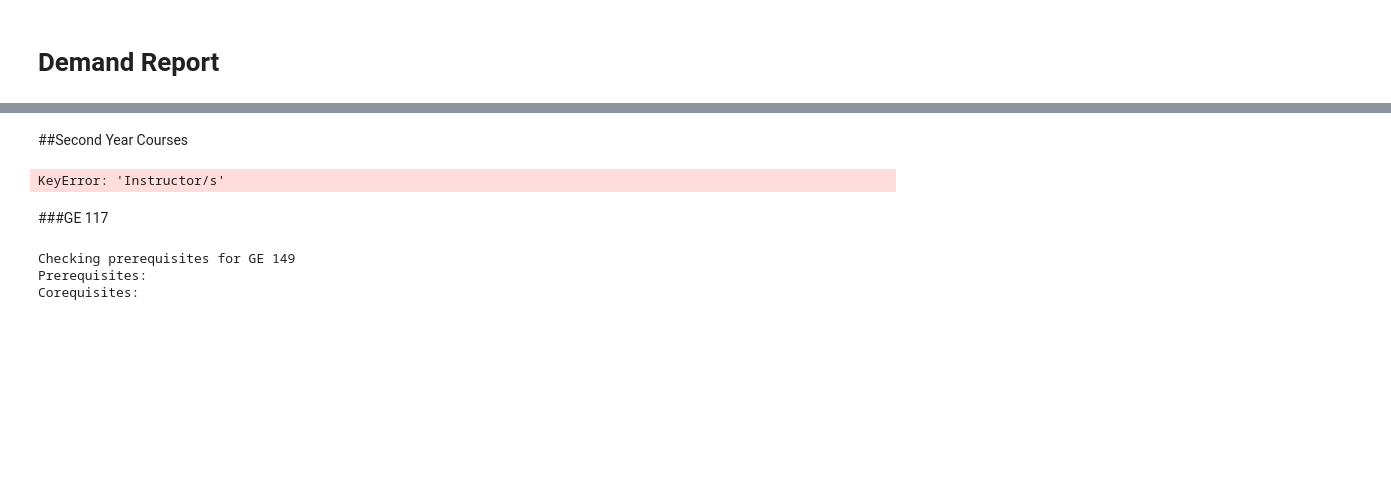
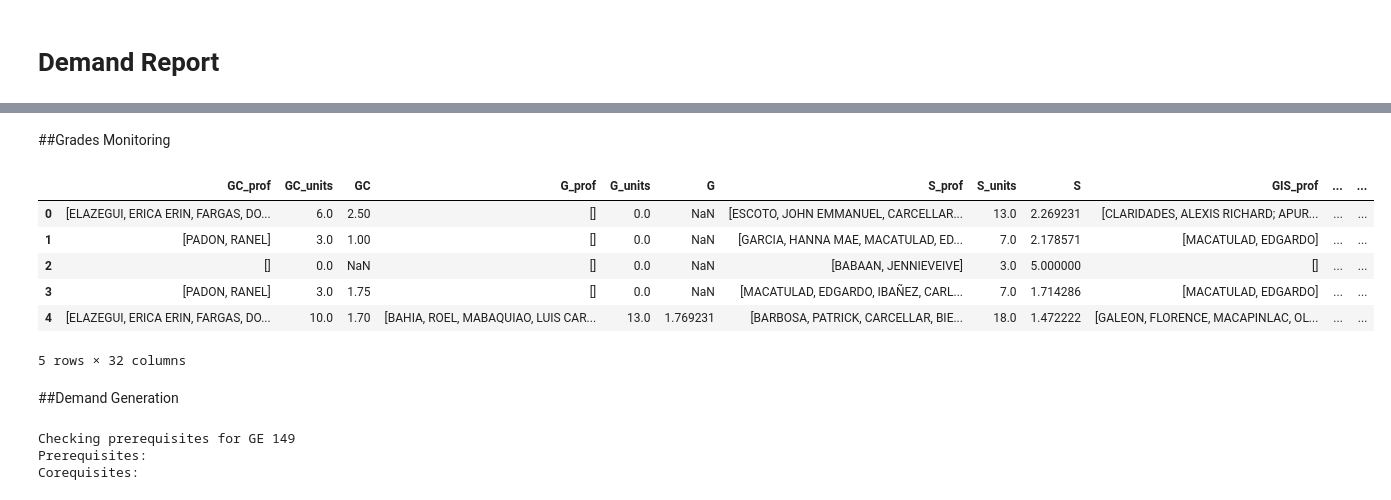
Before and after one commit to bgcarcellar/UStAC-Codes, a Jupyter notebook: bs_ge_courses_demand_report.ipynb, the cells around one changed output, grey strips where cells are left out. Drawn from its saved outputs; the diff is of its cells as text; code cells hidden in the pictures; blank space fills up the shorter version.

```diff
--- a/bs_ge_courses_demand_report.ipynb
+++ b/bs_ge_courses_demand_report.ipynb
@@ -176,7 +176,7 @@ class Student:
     master['Units'] = master.Units.apply(completedGrade)
     return name, sn, master
 
-  def solveCluster(self):
+  def solveCluster(self,nograde = True):
     cluster = {
         'GC' : ['GE 120','GE 122','GE 127','GE 128','GE 129'],
         'G' : ['GE 161','GE 162','GE 168','GE 169','GE 151','GE 152','GE 153','GE 154','GE 155','GE 155.1','GE 155.2'],
@@ -186,15 +186,20 @@ class Student:
         'L' : ['GE 142','GE 143','GE 144','GE 148','GE 149'],
         'RP' : ['GE 2','GE 192','GE 197','GE 191','GE 190','GE 199','GE 200'],
         'MP' : ['Math 21','Math 22','Math 23','Math 17','Math 53','Math 54','Math 55','Physics 71','Physics 72','Physics 73','Physics 71.1','Physics 72.1','Physics 73.1'],
-        'Gen': ['Kas 1','Arts 1','Speech 30','Fil 40','Philo 1','Soc Sci 2','Eng 13','Eng 13','STS 1']
+        'Gen': ['KAS 1','Arts 1','Speech 30','Fil 40','Philo 1','Sci 2','Eng 13','Eng 13','STS 1'],
+        'ENGG': ['CE 11','CE 29','ES 101','EEE 3']
     }
     clusterGrade = {}
     for i in cluster.keys():
-      filter = self.grades[self.grades['course'].isin(cluster[i])]
+      filter = self.subjects[self.subjects['course'].isin(cluster[i])]
       filter = filter.dropna()
+      if nograde == False:
+        filter = filter[filter['Grade']<6]
+
       prof = list(set(filter['Instructor/s'].values))
       clusterGrade[i+'_prof'] = prof
       total_units = sum(filter.Units)
+      clusterGrade[i+'_units'] = total_units
       if total_units != 0:
         clusterGrade[i]=sum(filter.Units*filter.Grade)/total_units
       else:
@@ -551,17 +563,21 @@ The number of students in this is analysis is 301.
 This number is based on the list of enrollees in the first and 2nd semester of AY 24-25, which has a total number of unique enrollments of 307
-# %% [markdown]
-##Second Year Courses
+# %% [markdown]
+##Grades Monitoring
 # %%
 all_cluster_grades = []
 for student in dge.students:
-  cluster_grade = student.solveCluster()
+  cluster_grade = student.solveCluster(False)
   cluster_grade['name'] = student.name
   cluster_grade['sn'] = student.sn
   all_cluster_grades.append(cluster_grade)
 
 cluster_grades_df = pd.DataFrame(all_cluster_grades)
 display(cluster_grades_df.head())
 # %% [output]
+|  | GC_prof | GC_units | GC | G_prof | G_units | G | S_prof | S_units | S | GIS_prof | ... | ... |
+| 0 | [ELAZEGUI, ERICA ERIN, FARGAS, DO... | 6.0 | 2.50 | [] | 0.0 | NaN | [ESCOTO, JOHN EMMANUEL, CARCELLAR... | 13.0 | 2.269231 | [CLARIDADES, ALEXIS RICHARD; APUR... | ... | ... |
+| 1 | [PADON, RANEL] | 3.0 | 1.00 | [] | 0.0 | NaN | [GARCIA, HANNA MAE, MACATULAD, ED... | 7.0 | 2.178571 | [MACATULAD, EDGARDO] | ... | ... |
+| 2 | [] | 0.0 | NaN | [] | 0.0 | NaN | [BABAAN, JENNIEVEIVE] | 3.0 | 5.000000 | [] | ... | ... |
+| 3 | [PADON, RANEL] | 3.0 | 1.75 | [] | 0.0 | NaN | [MACATULAD, EDGARDO, IBAÑEZ, CARL... | 7.0 | 1.714286 | [MACATULAD, EDGARDO] | ... | ... |
+| 4 | [ELAZEGUI, ERICA ERIN, FARGAS, DO... | 10.0 | 1.70 | [BAHIA, ROEL, MABAQUIAO, LUIS CAR... | 13.0 | 1.769231 | [BARBOSA, PATRICK, CARCELLAR, BIE... | 18.0 | 1.472222 | [GALEON, FLORENCE, MACAPINLAC, OL... | ... | ... |
-KeyError: 'Instructor/s'
+5 rows × 32 columns
-# %% [markdown]
-###GE 117
@@ -568,3 +586,5 @@ KeyError: 'Instructor/s'
+# %% [markdown]
+##Demand Generation
 # %%
 subject = "GE 149"
 overrides = []
```
Also changed, not shown: parts of 6 cells of this notebook.
